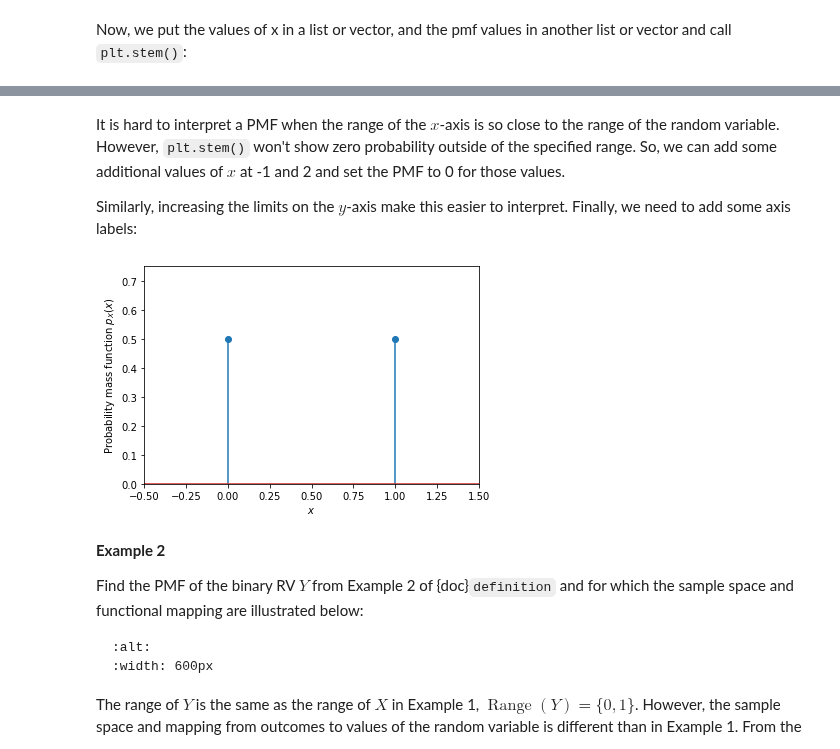
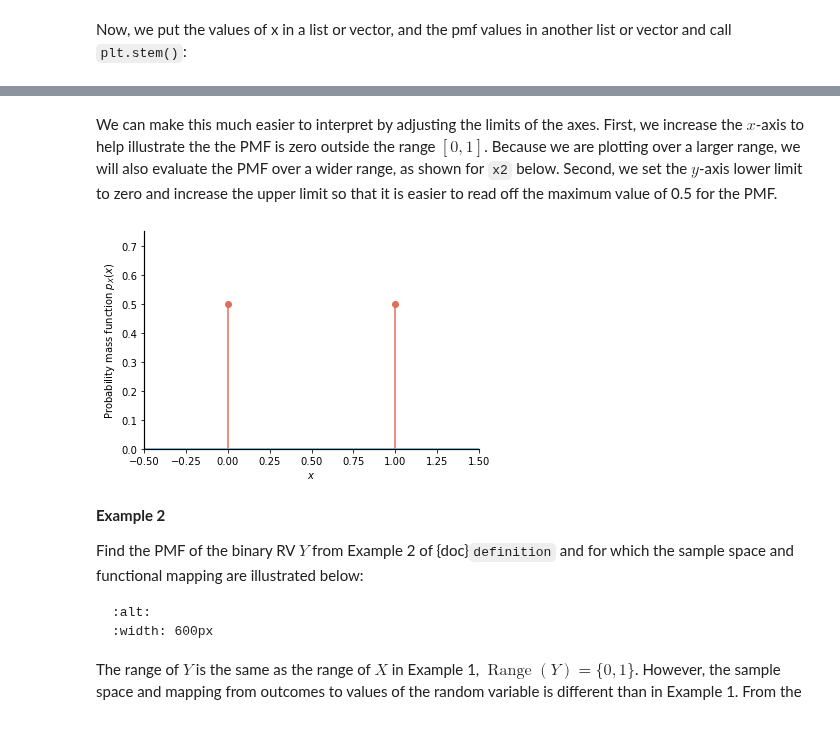
Before and after one commit to datalayer-courses/foundations-of-data-science-with-python, a Jupyter notebook: 08-random-variables/discrete-rvs.ipynb, the cells around one changed output, grey strips where cells are left out. Drawn from its saved outputs; the diff is of its cells as text; code cells hidden in the pictures.

Commit message:
Update plot styling. Fix some discussion when regenerating a PMF. Fix a missing import of NumPy.

```diff
--- a/08-random-variables/discrete-rvs.ipynb
+++ b/08-random-variables/discrete-rvs.ipynb
@@ -127,19 +121,17 @@ plt.stem(x, y, use_line_collection=True)
-# %% [markdown]
-It is hard to interpret a PMF when the range of the $x$-axis is so close to the range of the random variable. However, `plt.stem()` won't show zero probability outside of the specified range. So, we can add some additional values of $x$ at -1 and 2 and set the PMF to 0 for those values.
-
-Similarly, increasing the limits on the $y$-axis make this easier to interpret. Finally, we need to add some axis labels:
+# %% [markdown]
+We can make this much easier to interpret by adjusting the limits of the axes. First, we increase the $x$-axis to help illustrate the the PMF is zero outside the range $[0,1]$.  Because we are plotting over a larger range, we will also evaluate the PMF over a wider range, as shown for `x2` below. Second, we set the $y$-axis lower limit to zero and increase the upper limit so that it is easier to read off the maximum value of 0.5 for the PMF.
 # %%
-x=[-1, 0, 1, 2]
-PMF_x=[0, 0.5, 0.5, 0]
-plt.stem(x, PMF_x, use_line_collection=True)
+x2=[-1, 0, 1, 2]
+
+plt.stem(x2, p_X(x2), use_line_collection=True)
 
 plt.xlim(-0.5, 1.5)
 plt.ylim(0, 0.75)
 
 plt.xlabel('$x$')
 plt.ylabel('Probability mass function $p_X(x)$');
 # %% [output]
-[figure, old version]
+[figure, new version]
 # %% [markdown]
 **Example 2**
 
```
Also changed, not shown: parts of 6 cells of this notebook, 2 other files.
